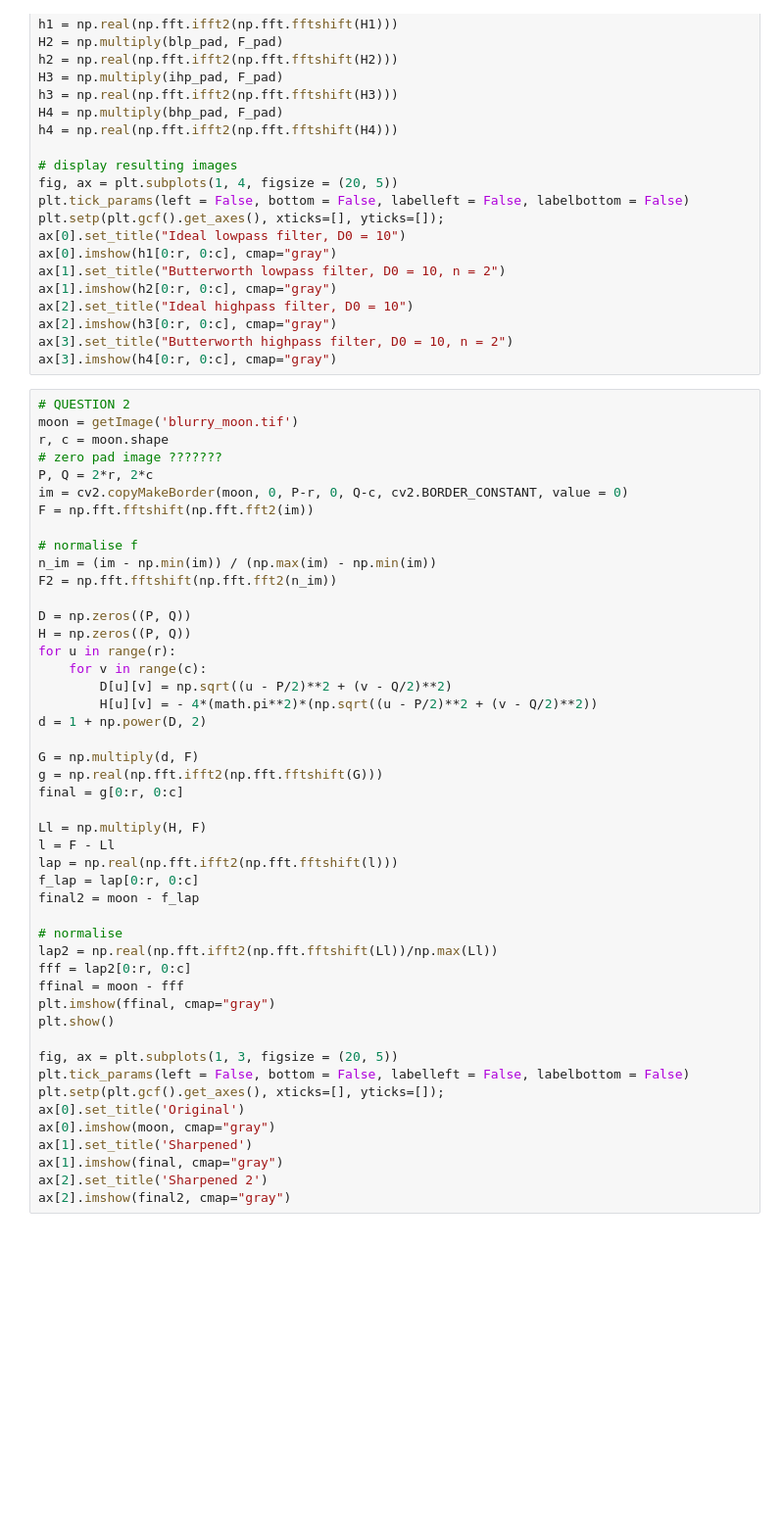
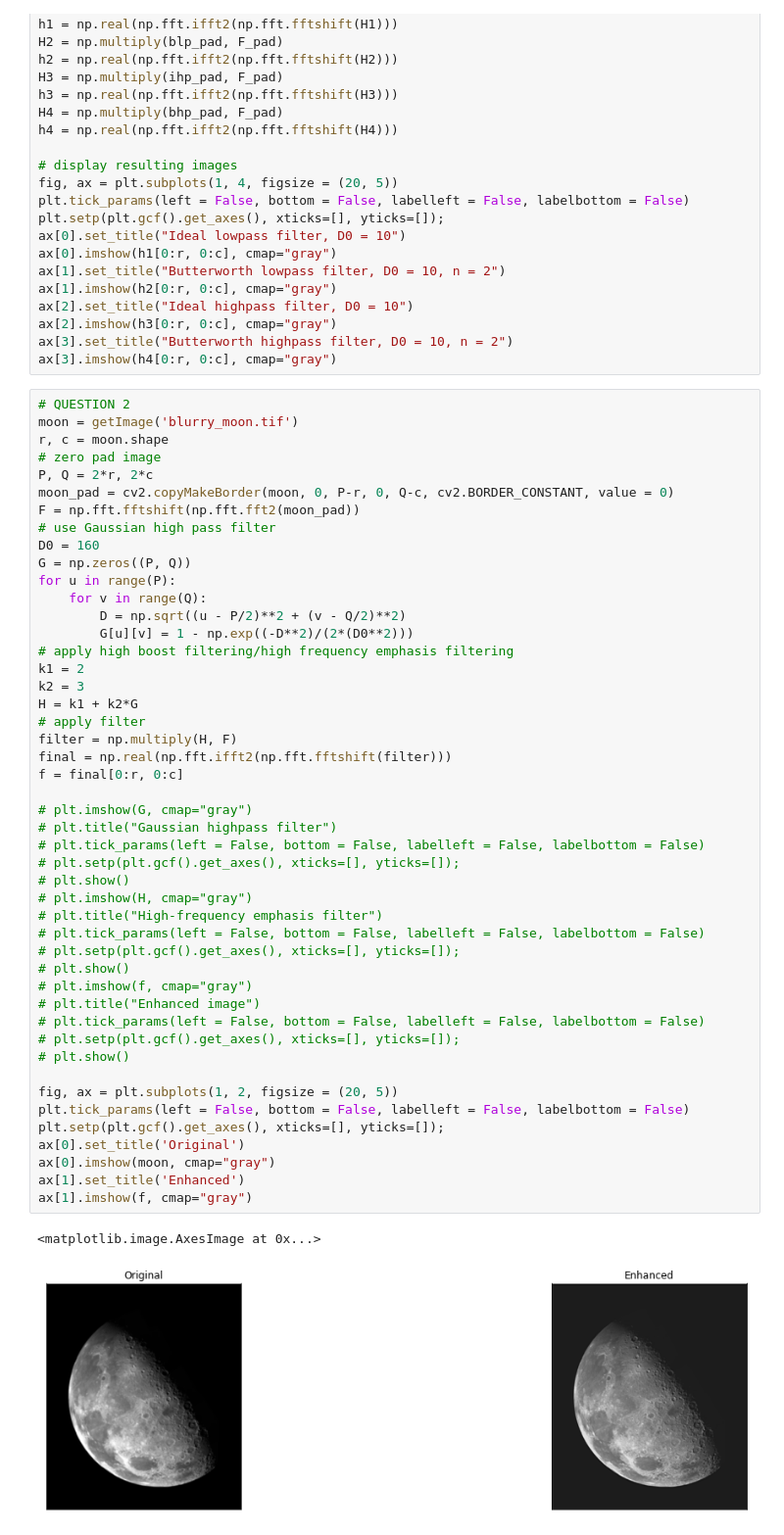
Before and after one commit to Alexandra-Smith/Digital_Image_Processing_module, a Jupyter notebook: Assignment 3/dip_a03.ipynb, the cells around one changed output. Shown at 98% size. Saved outputs shown, nothing was run; the diff lists cells and outputs as text; blank space fills up the shorter version.

```diff
--- a/Assignment 3/dip_a03.ipynb
+++ b/Assignment 3/dip_a03.ipynb
@@ -241,50 +241,53 @@ ax[3].imshow(h4[0:r, 0:c], cmap="gray")
 # %%
 # QUESTION 2
 moon = getImage('blurry_moon.tif')
 r, c = moon.shape
-# zero pad image ???????
+# zero pad image
 P, Q = 2*r, 2*c
-im = cv2.copyMakeBorder(moon, 0, P-r, 0, Q-c, cv2.BORDER_CONSTANT, value = 0)
-F = np.fft.fftshift(np.fft.fft2(im))
+moon_pad = cv2.copyMakeBorder(moon, 0, P-r, 0, Q-c, cv2.BORDER_CONSTANT, value = 0)
+F = np.fft.fftshift(np.fft.fft2(moon_pad))
+# use Gaussian high pass filter
+D0 = 160
+G = np.zeros((P, Q))
+for u in range(P):
+    for v in range(Q):
+        D = np.sqrt((u - P/2)**2 + (v - Q/2)**2)
+        G[u][v] = 1 - np.exp((-D**2)/(2*(D0**2)))
+# apply high boost filtering/high frequency emphasis filtering
+k1 = 2
+k2 = 3
+H = k1 + k2*G
+# apply filter
+filter = np.multiply(H, F)
+final = np.real(np.fft.ifft2(np.fft.fftshift(filter)))
+f = final[0:r, 0:c]
 
-# normalise f
-n_im = (im - np.min(im)) / (np.max(im) - np.min(im))
-F2 = np.fft.fftshift(np.fft.fft2(n_im))
+# plt.imshow(G, cmap="gray")
+# plt.title("Gaussian highpass filter")
+# plt.tick_params(left = False, bottom = False, labelleft = False, labelbottom = False)
+# plt.setp(plt.gcf().get_axes(), xticks=[], yticks=[]);
+# plt.show()
+# plt.imshow(H, cmap="gray")
+# plt.title("High-frequency emphasis filter")
+# plt.tick_params(left = False, bottom = False, labelleft = False, labelbottom = False)
+# plt.setp(plt.gcf().get_axes(), xticks=[], yticks=[]);
+# plt.show()
+# plt.imshow(f, cmap="gray")
+# plt.title("Enhanced image")
+# plt.tick_params(left = False, bottom = False, labelleft = False, labelbottom = False)
+# plt.setp(plt.gcf().get_axes(), xticks=[], yticks=[]);
+# plt.show()
 
-D = np.zeros((P, Q))
-H = np.zeros((P, Q))
-for u in range(r):
-    for v in range(c):
-        D[u][v] = np.sqrt((u - P/2)**2 + (v - Q/2)**2)
-        H[u][v] = - 4*(math.pi**2)*(np.sqrt((u - P/2)**2 + (v - Q/2)**2))
-d = 1 + np.power(D, 2)
-
-G = np.multiply(d, F)
-g = np.real(np.fft.ifft2(np.fft.fftshift(G)))
-final = g[0:r, 0:c]
-
-Ll = np.multiply(H, F)
-l = F - Ll
-lap = np.real(np.fft.ifft2(np.fft.fftshift(l)))
-f_lap = lap[0:r, 0:c]
-final2 = moon - f_lap
-
-# normalise
-lap2 = np.real(np.fft.ifft2(np.fft.fftshift(Ll))/np.max(Ll))
-fff = lap2[0:r, 0:c]
-ffinal = moon - fff
-plt.imshow(ffinal, cmap="gray")
-plt.show()
-
-fig, ax = plt.subplots(1, 3, figsize = (20, 5))
+fig, ax = plt.subplots(1, 2, figsize = (20, 5))
 plt.tick_params(left = False, bottom = False, labelleft = False, labelbottom = False)
 plt.setp(plt.gcf().get_axes(), xticks=[], yticks=[]);
 ax[0].set_title('Original')
 ax[0].imshow(moon, cmap="gray")
-ax[1].set_title('Sharpened')
-ax[1].imshow(final, cmap="gray")
-ax[2].set_title('Sharpened 2')
-ax[2].imshow(final2, cmap="gray")
+ax[1].set_title('Enhanced')
+ax[1].imshow(f, cmap="gray")
+# %% [output]
+<matplotlib.image.AxesImage at 0x...>
+[figure, added]
 # %%
 # QUESTION 5
 imsQ5 = ['moon_walk.jpg', 'florida.jpg', 'head_ct.tif']
```
Also changed, not shown: parts of 3 cells of this notebook.
